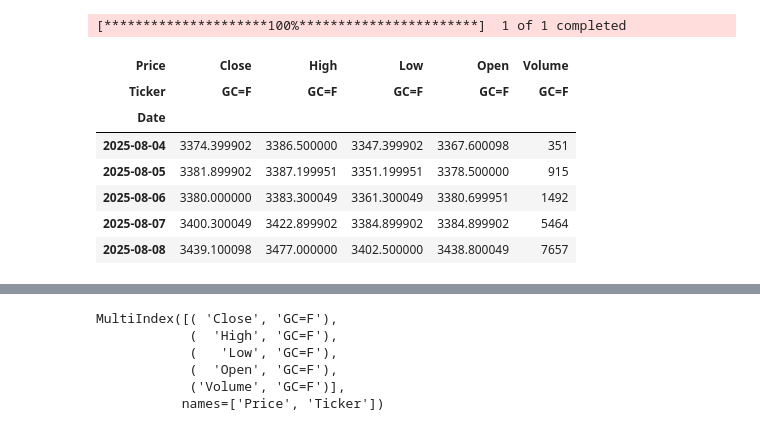
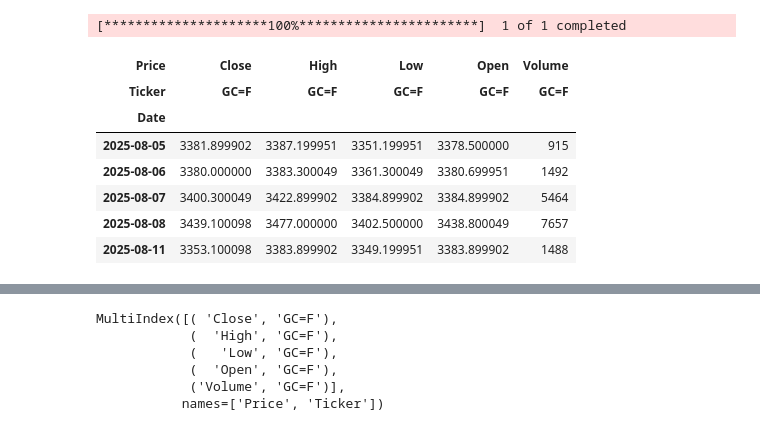
Before and after one commit to GrandTopG/QuantLab-by-Claude, a Jupyter notebook: notebooks/01_exploracion_datos_XAUUSD.ipynb, the cells around one changed output, grey strips where cells are left out. Saved outputs shown, nothing was run; the diff lists cells and outputs as text; code cells hidden in the pictures.

```diff
--- a/notebooks/01_exploracion_datos_XAUUSD.ipynb
+++ b/notebooks/01_exploracion_datos_XAUUSD.ipynb
@@ -1,18 +1,18 @@
 # %%
 import yfinance as yf
 
-datos = yf.download("GC=F", period="1y", interval="1d")git add .
+datos = yf.download("GC=F", period="1y", interval="1d")
 datos.head()
 # %% [output]
 [*********************100%***********************]  1 of 1 completed
 | Price | Close | High | Low | Open | Volume |
 | Ticker | GC=F | GC=F | GC=F | GC=F | GC=F |
 | Date |  |  |  |  |  |
-| 2025-08-04 | 3374.399902 | 3386.500000 | 3347.399902 | 3367.600098 | 351 |
 | 2025-08-05 | 3381.899902 | 3387.199951 | 3351.199951 | 3378.500000 | 915 |
 | 2025-08-06 | 3380.000000 | 3383.300049 | 3361.300049 | 3380.699951 | 1492 |
 | 2025-08-07 | 3400.300049 | 3422.899902 | 3384.899902 | 3384.899902 | 5464 |
 | 2025-08-08 | 3439.100098 | 3477.000000 | 3402.500000 | 3438.800049 | 7657 |
+| 2025-08-11 | 3353.100098 | 3383.899902 | 3349.199951 | 3383.899902 | 1488 |
 # %%
 print(f"Total de días descargados: {len(datos)}")
 print(f"Desde: {datos.index.min()} hasta: {datos.index.max()}")
```
Also changed, not shown: parts of 8 cells of this notebook, 3 other files.
